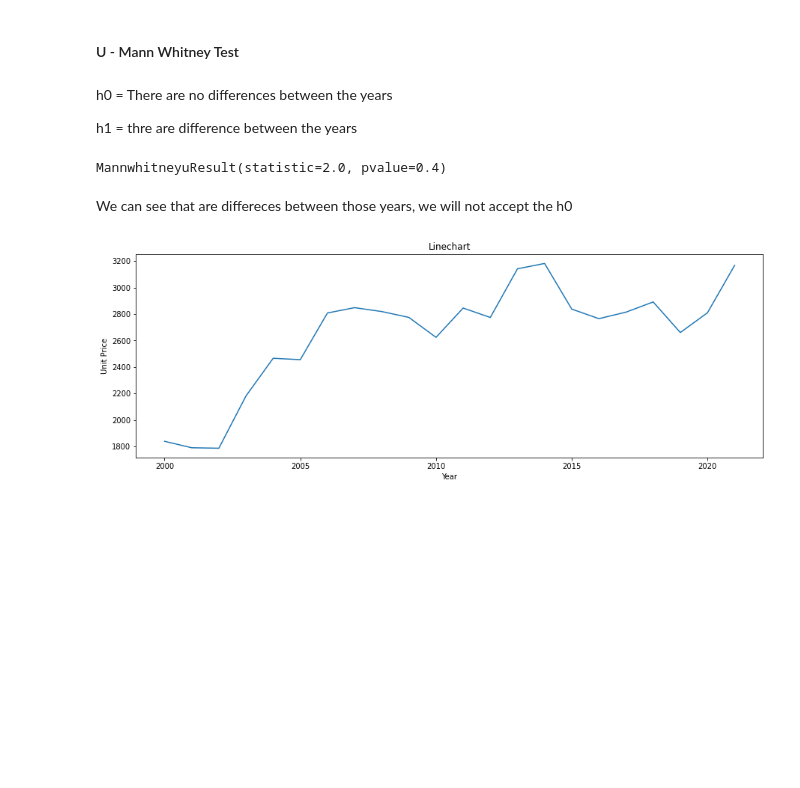
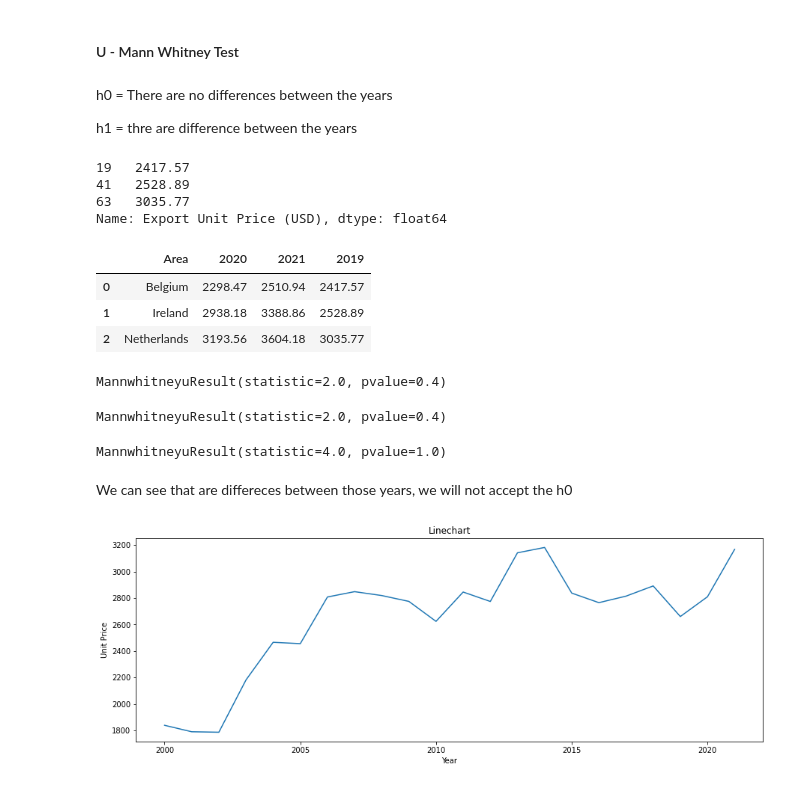
Before and after one commit to LuizLopes-cct/CA2, a Jupyter notebook: CA2_Statistics.ipynb, the cells around one changed output. Saved outputs shown, nothing was run; the diff lists cells and outputs as text; code cells hidden in the pictures; blank space fills up the shorter version.

Commit message:
Statistics part 2

```diff
--- a/CA2_Statistics.ipynb
+++ b/CA2_Statistics.ipynb
@@ -396,4 +444,27 @@ h0 = There are no differences between the years
 h1 = thre are difference between the years
 # %%
 from scipy.stats import mannwhitneyu
+# %%
+data = {'Area' : ['Belgium', 'Ireland', 'Netherlands'],
+        '2020' : [2298.47,2938.18, 3193.56  ],
+        '2021' : [2510.94 ,3388.86, 3604.18 ]
+
+}
+df_umann = pd.DataFrame(data)
+# %%
+df.loc[df['Year']==2019]['Export Unit Price (USD)']
+# %% [output]
+19   2417.57
+41   2528.89
+63   3035.77
+Name: Export Unit Price (USD), dtype: float64
+# %%
+df_umann['2019'] = [2417.57,2528.89,3035.77 ]
+# %%
+df_umann.head()
+# %% [output]
+|  | Area | 2020 | 2021 | 2019 |
+| 0 | Belgium | 2298.47 | 2510.94 | 2417.57 |
+| 1 | Ireland | 2938.18 | 3388.86 | 2528.89 |
+| 2 | Netherlands | 3193.56 | 3604.18 | 3035.77 |
 # %%
@@ -401,5 +472,13 @@ mannwhitneyu(df.loc[df['Year']==2020]['Export Unit Price (USD)'],df.loc[df['Year
 # %% [output]
 MannwhitneyuResult(statistic=2.0, pvalue=0.4)
+# %%
+mannwhitneyu(df_umann['2020'], df_umann['2021'], method="exact" )
+# %% [output]
+MannwhitneyuResult(statistic=2.0, pvalue=0.4)
+# %%
+mannwhitneyu(df_umann['2019'], df_umann['2020'], method="exact" )
+# %% [output]
+MannwhitneyuResult(statistic=4.0, pvalue=1.0)
 # %% [markdown]
 We can see that are differeces between those years, we will not accept the h0
 # %%
```
Also changed, not shown: parts of 24 cells of this notebook, 1 other file.
